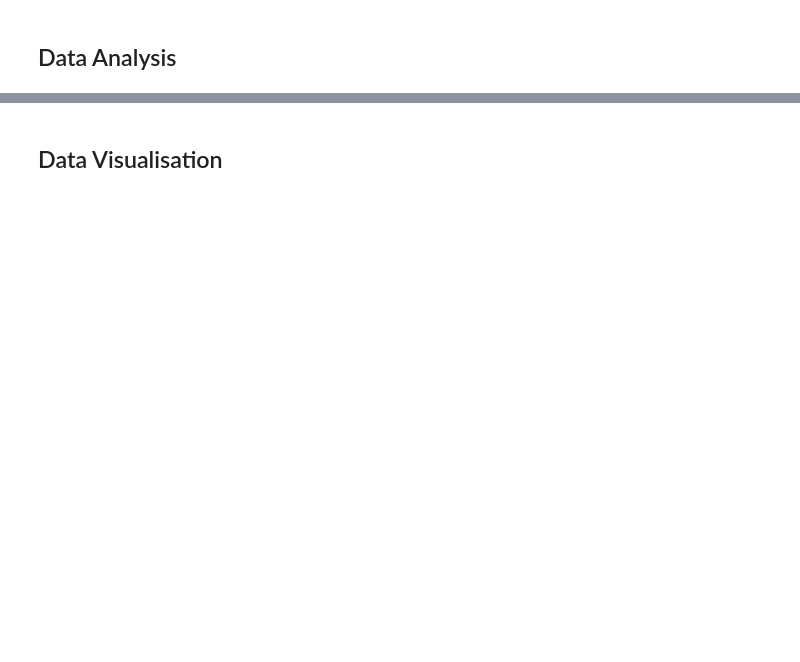
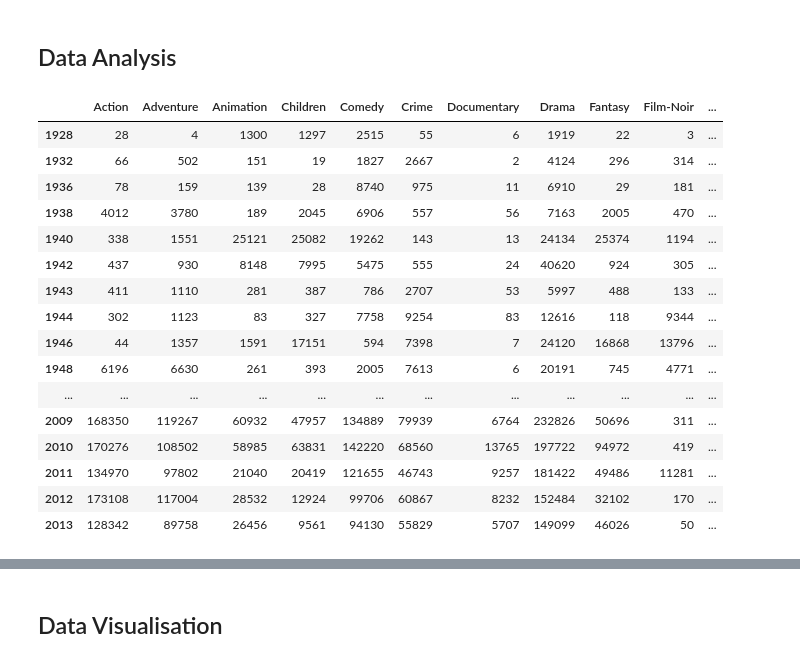
Before and after one commit to JoaoMeneghini/Data_Science_Projects, a Jupyter notebook: MiniProject_PfDS_Course/Analysing Movies.ipynb, the cells around one changed output, grey strips where cells are left out. Drawn from its saved outputs; the diff is of its cells as text; code cells hidden in the pictures; blank space fills up the shorter version.

```diff
--- a/MiniProject_PfDS_Course/Analysing Movies.ipynb
+++ b/MiniProject_PfDS_Course/Analysing Movies.ipynb
@@ -74,2 +78,4 @@ dtype: int64
+# %%
+movie['release_year'] = movie['title'].str.extract('.*\((.*)\).*', expand=True)
 # %%
 unique_genres = movie_genres_single.sort_values(ascending=True).unique()[1:-1]
@@ -130 +135,36 @@ avg_rating_over_year = pd.DataFrame(index=np.sort(np.array([year for year in yea
+# %%
+# Creating a new df with numeric values of release_year
+movie_rating_valid = pd.DataFrame(movie_rating[movie_rating.release_year.str.isnumeric()])
+# %%
+# Creating empty dfs to store count and mean ratings
+years =  movie_rating_valid['release_year']
+avg_rating_over_year_count = pd.DataFrame(index=np.sort(np.array([year for year in years.unique()])))
+avg_rating_over_year_mean = pd.DataFrame(index=np.sort(np.array([year for year in years.unique()])))
+# %%
+# Iterating to get count
+# PS: it needs optimization
+for genre in unique_genres:
+    movie_filter = movie_rating_valid['genres'].str.contains(genre)
+    avg_rating_genre = movie_rating_valid[['release_year','rating']][movie_filter].groupby('release_year').count()
+    avg_rating_over_year_count[genre] = avg_rating_genre
+# %%
+avg_rating_over_year_count
+# %% [output]
+|  | Action | Adventure | Animation | Children | Comedy | Crime | Documentary | Drama | Fantasy | Film-Noir | ... |
+| 1928 | 28 | 4 | 1300 | 1297 | 2515 | 55 | 6 | 1919 | 22 | 3 | ... |
+| 1932 | 66 | 502 | 151 | 19 | 1827 | 2667 | 2 | 4124 | 296 | 314 | ... |
+| 1936 | 78 | 159 | 139 | 28 | 8740 | 975 | 11 | 6910 | 29 | 181 | ... |
+| 1938 | 4012 | 3780 | 189 | 2045 | 6906 | 557 | 56 | 7163 | 2005 | 470 | ... |
+| 1940 | 338 | 1551 | 25121 | 25082 | 19262 | 143 | 13 | 24134 | 25374 | 1194 | ... |
+| 1942 | 437 | 930 | 8148 | 7995 | 5475 | 555 | 24 | 40620 | 924 | 305 | ... |
+| 1943 | 411 | 1110 | 281 | 387 | 786 | 2707 | 53 | 5997 | 488 | 133 | ... |
+| 1944 | 302 | 1123 | 83 | 327 | 7758 | 9254 | 83 | 12616 | 118 | 9344 | ... |
+| 1946 | 44 | 1357 | 1591 | 17151 | 594 | 7398 | 7 | 24120 | 16868 | 13796 | ... |
+| 1948 | 6196 | 6630 | 261 | 393 | 2005 | 7613 | 6 | 20191 | 745 | 4771 | ... |
+| ... | ... | ... | ... | ... | ... | ... | ... | ... | ... | ... | ... |
+| 2009 | 168350 | 119267 | 60932 | 47957 | 134889 | 79939 | 6764 | 232826 | 50696 | 311 | ... |
+| 2010 | 170276 | 108502 | 58985 | 63831 | 142220 | 68560 | 13765 | 197722 | 94972 | 419 | ... |
+| 2011 | 134970 | 97802 | 21040 | 20419 | 121655 | 46743 | 9257 | 181422 | 49486 | 11281 | ... |
+| 2012 | 173108 | 117004 | 28532 | 12924 | 99706 | 60867 | 8232 | 152484 | 32102 | 170 | ... |
+| 2013 | 128342 | 89758 | 26456 | 9561 | 94130 | 55829 | 5707 | 149099 | 46026 | 50 | ... |
 # %%
```
Also changed, not shown: parts of 18 cells of this notebook, 1 other file.
